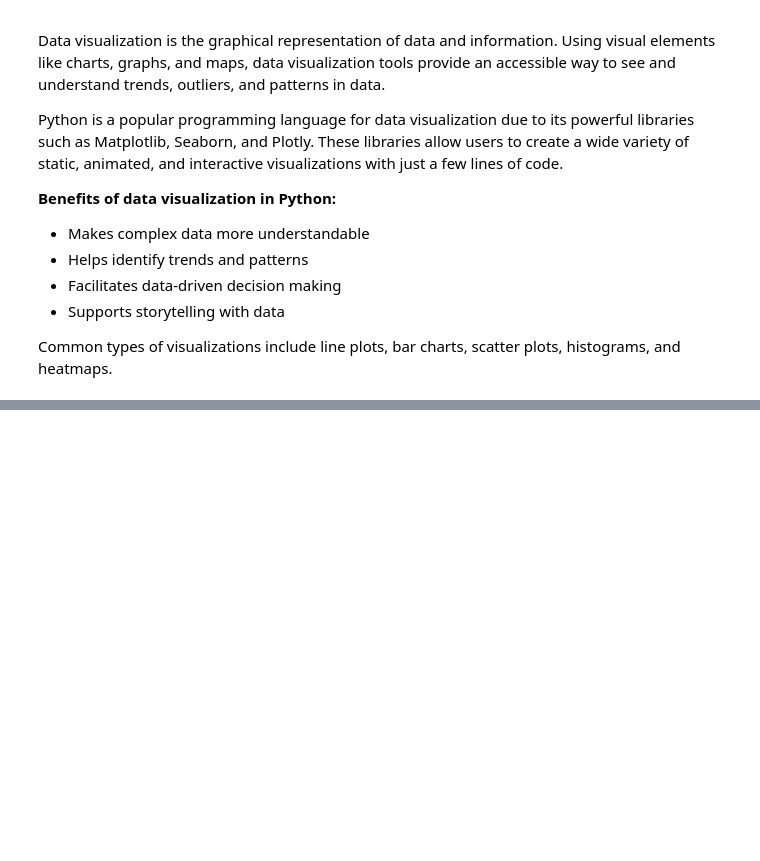
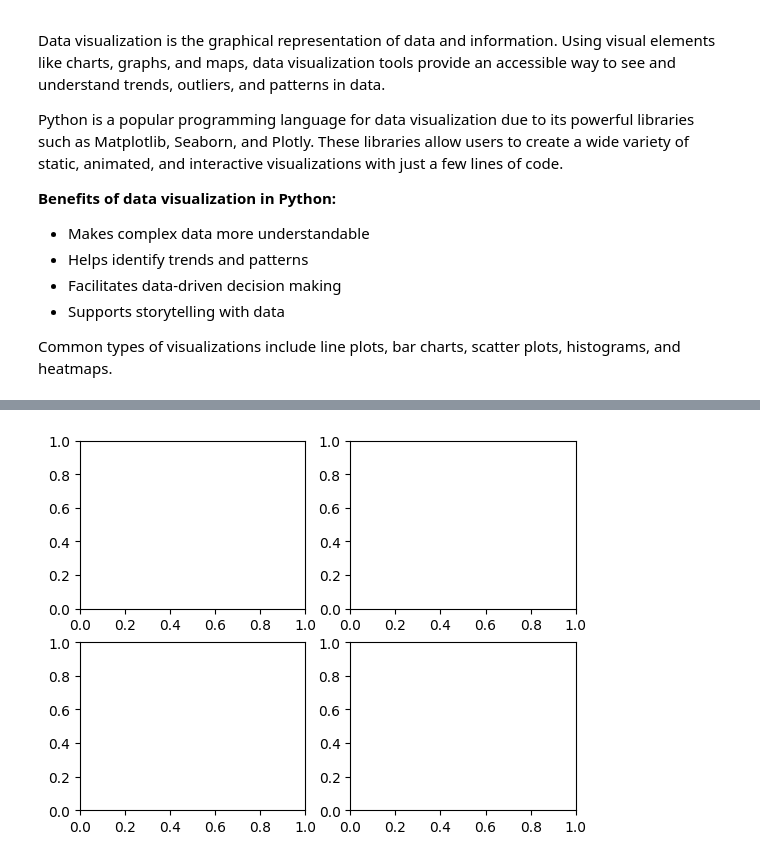
Before and after one commit to sachin5031/Python_Data_Visualization, a Jupyter notebook: data_visualization.ipynb, the cells around one changed output, grey strips where cells are left out. Saved outputs shown, nothing was run; the diff lists cells and outputs as text; code cells hidden in the pictures; blank space fills up the shorter version.

```diff
--- a/data_visualization.ipynb
+++ b/data_visualization.ipynb
@@ -35,0 +26,5 @@ X - Axis and Y - Axis [<matplotlib.lines.Line2D object at 0x...>]
+# %%
+fig, ax = plt.subplots(2,2)
+plt.show()
+# %% [output]
+[figure, added]
```
Also changed, not shown: parts of 4 cells of this notebook.
